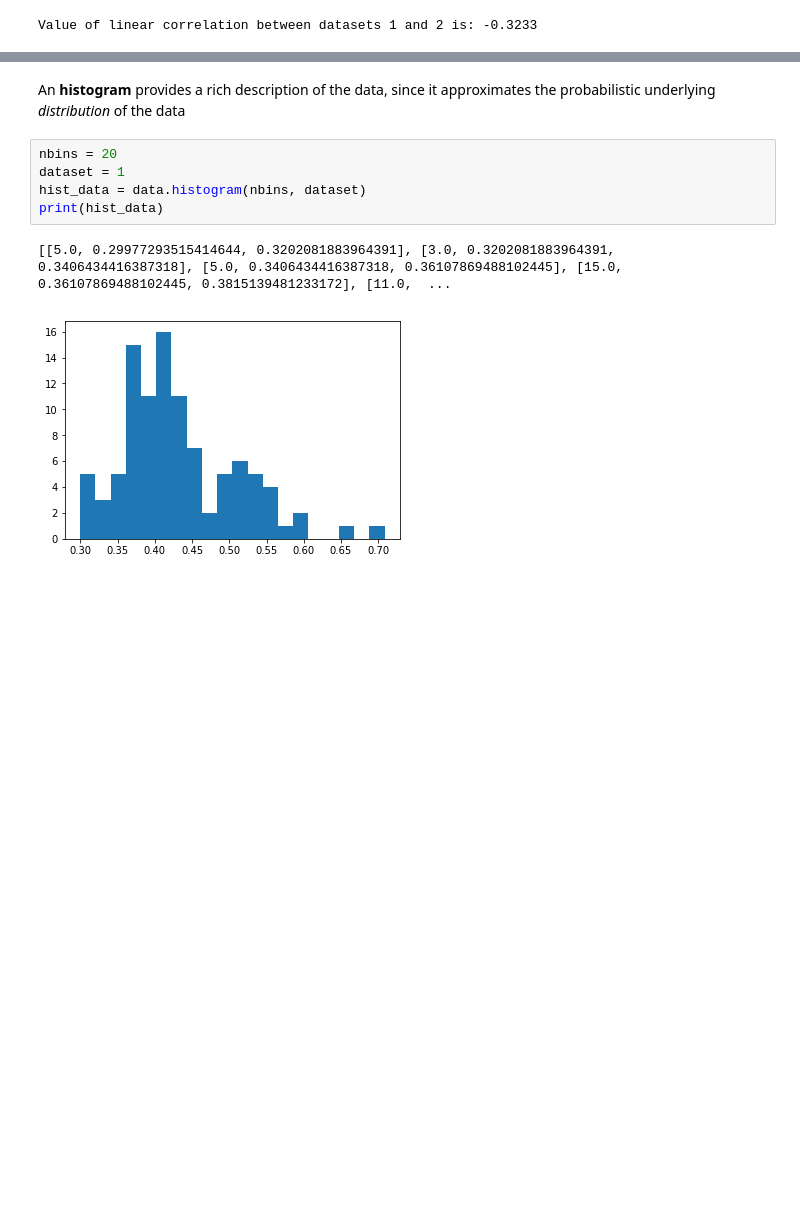
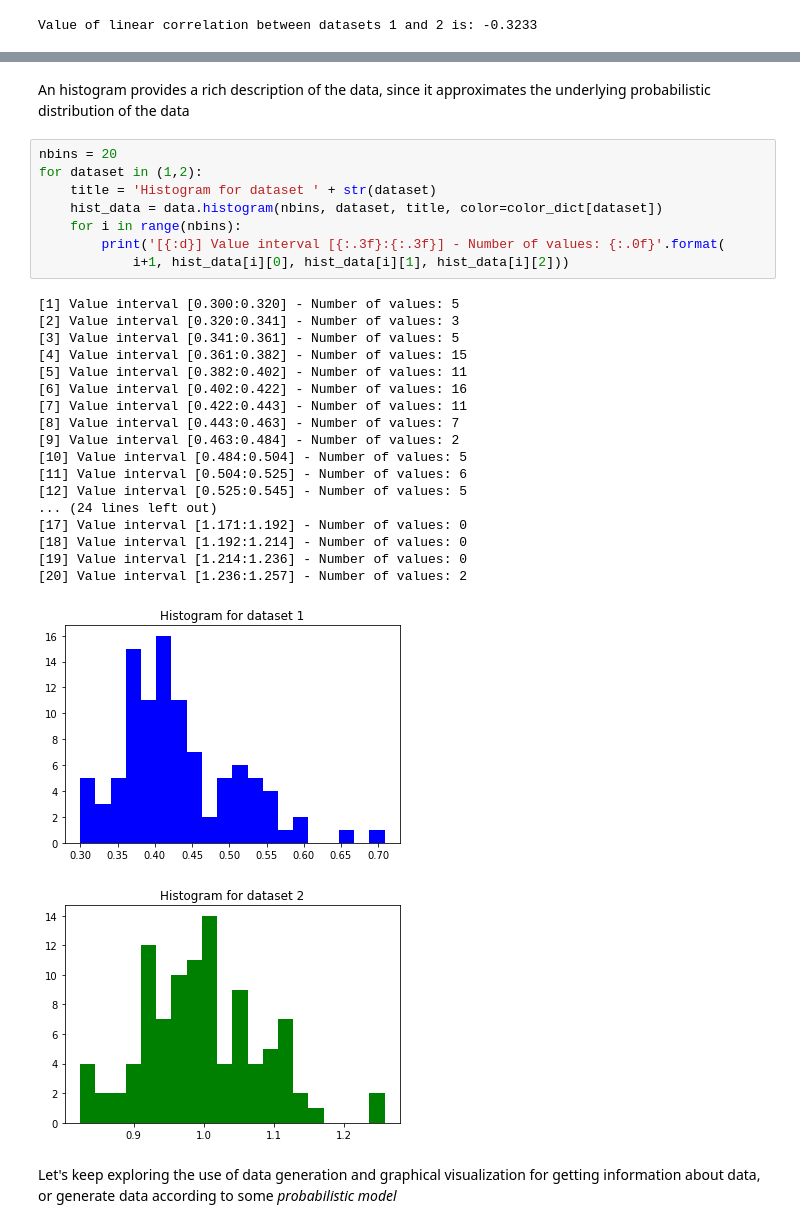
Before and after one commit to cs-cmuq/110-www, a Jupyter notebook: lectures/L22.ipynb, the cells around one changed output, grey strips where cells are left out. Cells and saved outputs as stored; diff of their text form; blank space fills up the shorter version.

```diff
--- a/lectures/L22.ipynb
+++ b/lectures/L22.ipynb
@@ -243,10 +279,32 @@ data.scatter_plot(1,2, xlabel=xlabel, ylabel=ylabel, title=title)
 # %% [markdown]
-An **histogram** provides a rich description of the data, since it approximates the probabilistic underlying *distribution* of the data
+An histogram provides a rich description of the data, since it approximates the underlying probabilistic distribution of the data
-# %%
-nbins = 20
-dataset = 1
-hist_data = data.histogram(nbins, dataset)
-print(hist_data)
-# %% [output]
-[[5.0, 0.29977293515414644, 0.3202081883964391], [3.0, 0.3202081883964391, 0.3406434416387318], [5.0, 0.3406434416387318, 0.36107869488102445], [15.0, 0.36107869488102445, 0.3815139481233172], [11.0,  ...
-[figure, removed]
+# %%
+nbins = 20
+for dataset in (1,2):
+    title = 'Histogram for dataset ' + str(dataset)
+    hist_data = data.histogram(nbins, dataset, title, color=color_dict[dataset])
+    for i in range(nbins):
+        print('[{:d}] Value interval [{:.3f}:{:.3f}] - Number of values: {:.0f}'.format(
+            i+1, hist_data[i][0], hist_data[i][1], hist_data[i][2]))
+# %% [output]
+[1] Value interval [0.300:0.320] - Number of values: 5
+[2] Value interval [0.320:0.341] - Number of values: 3
+[3] Value interval [0.341:0.361] - Number of values: 5
+[4] Value interval [0.361:0.382] - Number of values: 15
+[5] Value interval [0.382:0.402] - Number of values: 11
+[6] Value interval [0.402:0.422] - Number of values: 16
+[7] Value interval [0.422:0.443] - Number of values: 11
+[8] Value interval [0.443:0.463] - Number of values: 7
+[9] Value interval [0.463:0.484] - Number of values: 2
+[10] Value interval [0.484:0.504] - Number of values: 5
+[11] Value interval [0.504:0.525] - Number of values: 6
+[12] Value interval [0.525:0.545] - Number of values: 5
+... (24 lines left out)
+[17] Value interval [1.171:1.192] - Number of values: 0
+[18] Value interval [1.192:1.214] - Number of values: 0
+[19] Value interval [1.214:1.236] - Number of values: 0
+[20] Value interval [1.236:1.257] - Number of values: 2
+[figure, added]
+[figure, added]
+# %% [markdown]
+Let's keep exploring the use of data generation and graphical visualization for getting information about data, or generate data according to some *probabilistic model*
```
Also changed, not shown: parts of 21 cells of this notebook.
